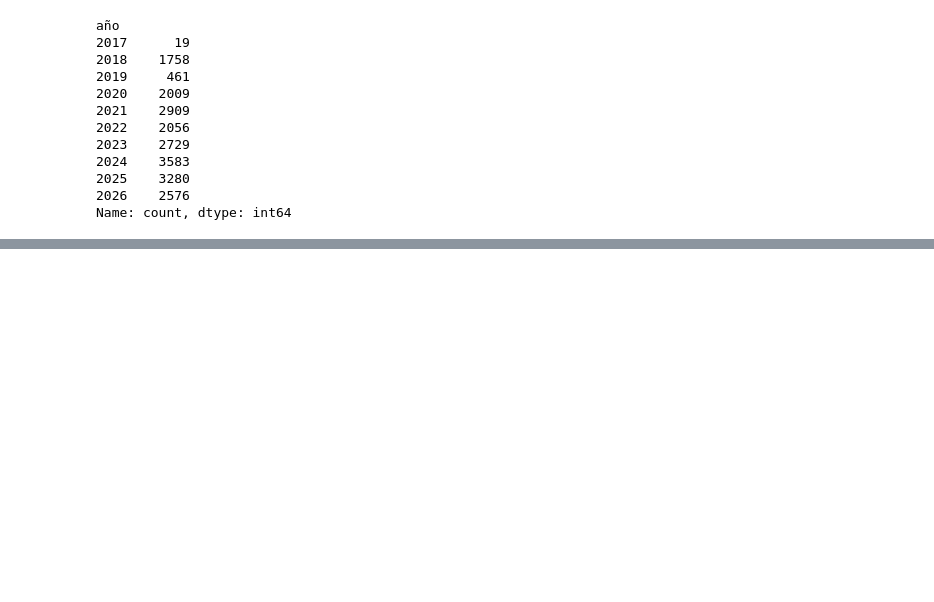
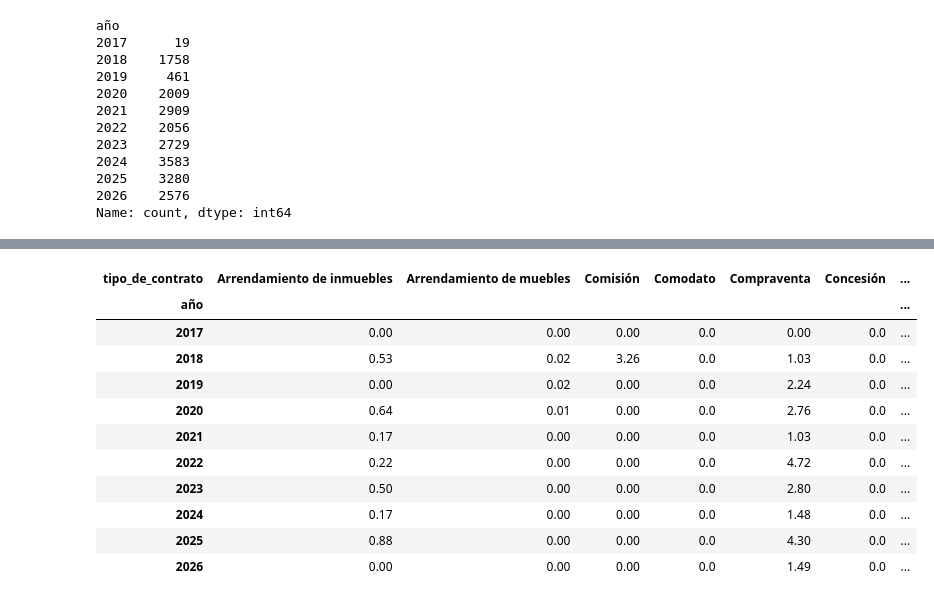
Before and after one commit to Jhonatanclavijo/Proyecto1_grupo_movilidad, a Jupyter notebook: Manuela_P1/01_exploracion_y_limpieza_manuela.ipynb, the cells around one changed output, grey strips where cells are left out. Saved outputs shown, nothing was run; the diff lists cells and outputs as text; code cells hidden in the pictures; blank space fills up the shorter version.

```diff
--- a/Manuela_P1/01_exploracion_y_limpieza_manuela.ipynb
+++ b/Manuela_P1/01_exploracion_y_limpieza_manuela.ipynb
@@ -375,0 +672,22 @@ Name: count, dtype: int64
+# %%
+evolucion_tipo = (
+    df_limpio
+    .groupby(["año", "tipo_de_contrato"])
+    .agg(
+        numero_contratos=("id_contrato", "count"),
+        valor_total=("valor_del_contrato", "sum")
+    )
+    .reset_index()
+)
+# %%
+evolucion_tipo = evolucion_tipo.merge(
+    total_anual,
+    on="año",
+    how="left"
+)
+# %%
+evolucion_tipo["participacion_valor_pct"] = (
+    evolucion_tipo["valor_total"]
+    / evolucion_tipo["valor_total_anual"]
+    * 100
+)
@@ -375,0 +725,21 @@ Name: count, dtype: int64
+# %%
+tabla_tipo_anual = evolucion_tipo.pivot(
+    index="año",
+    columns="tipo_de_contrato",
+    values="participacion_valor_pct"
+).fillna(0).round(2)
+
+tabla_tipo_anual
+# %% [output]
+| tipo_de_contrato | Arrendamiento de inmuebles | Arrendamiento de muebles | Comisión | Comodato | Compraventa | Concesión | ... |
+| año |  |  |  |  |  |  | ... |
+| 2017 | 0.00 | 0.00 | 0.00 | 0.0 | 0.00 | 0.0 | ... |
+| 2018 | 0.53 | 0.02 | 3.26 | 0.0 | 1.03 | 0.0 | ... |
+| 2019 | 0.00 | 0.02 | 0.00 | 0.0 | 2.24 | 0.0 | ... |
+| 2020 | 0.64 | 0.01 | 0.00 | 0.0 | 2.76 | 0.0 | ... |
+| 2021 | 0.17 | 0.00 | 0.00 | 0.0 | 1.03 | 0.0 | ... |
+| 2022 | 0.22 | 0.00 | 0.00 | 0.0 | 4.72 | 0.0 | ... |
+| 2023 | 0.50 | 0.00 | 0.00 | 0.0 | 2.80 | 0.0 | ... |
+| 2024 | 0.17 | 0.00 | 0.00 | 0.0 | 1.48 | 0.0 | ... |
+| 2025 | 0.88 | 0.00 | 0.00 | 0.0 | 4.30 | 0.0 | ... |
+| 2026 | 0.00 | 0.00 | 0.00 | 0.0 | 1.49 | 0.0 | ... |
```
Also changed, not shown: parts of 32 cells of this notebook.
